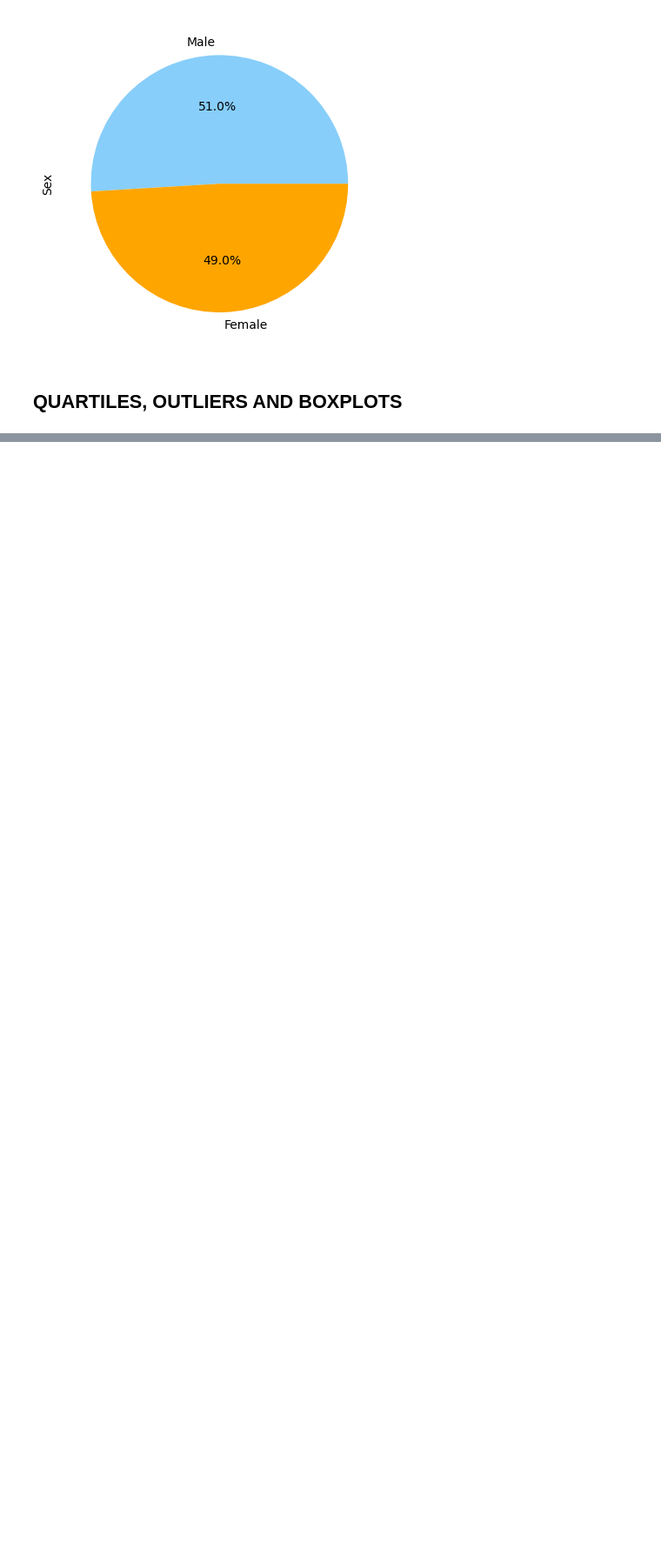
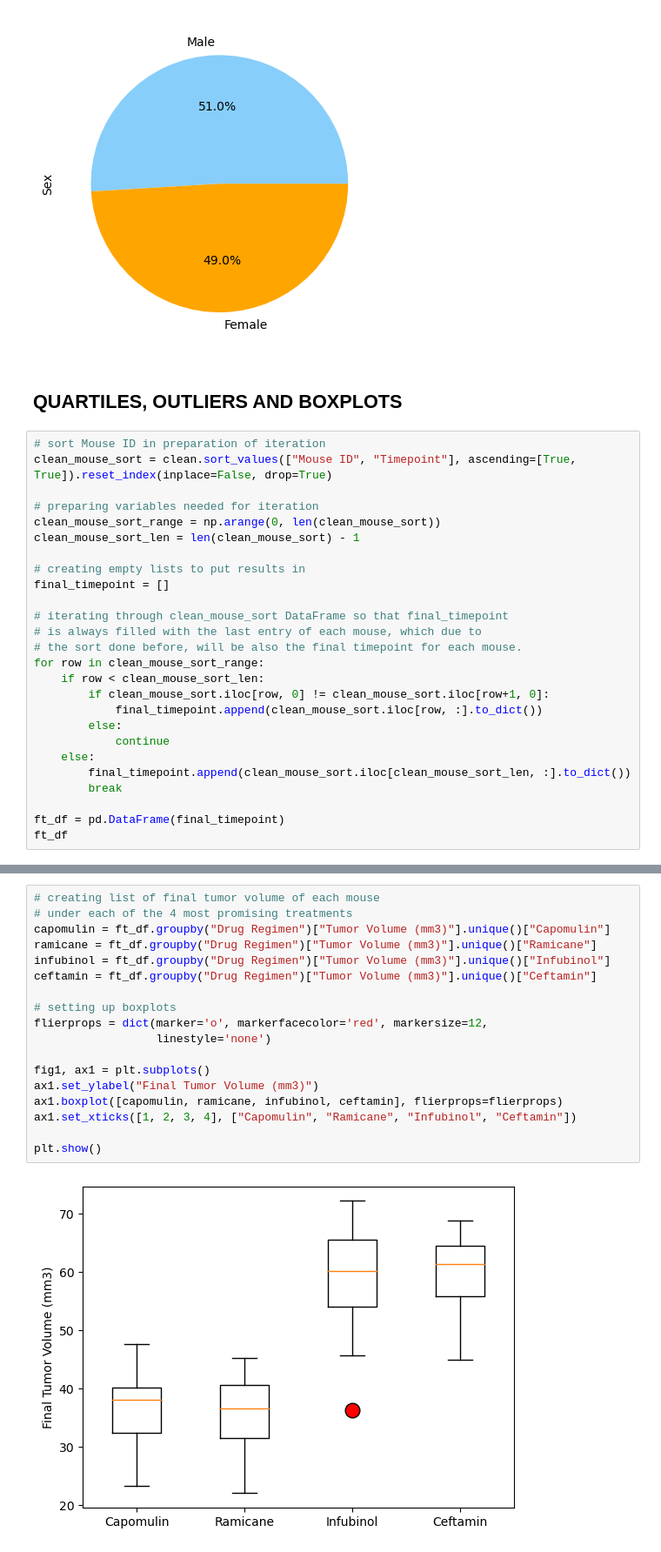
Before and after one commit to falconpunch082/Data-Analysis-Portfolio, a Jupyter notebook: matplotlib-challenge - Week 5 Homework/Pymaceuticals/pymaceuticals.ipynb, the cells around one changed output, grey strips where cells are left out. Shown at 87% size. Drawn from its saved outputs; the diff is of its cells as text; blank space fills up the shorter version.

Commit message:
Finished Boxplot

```diff
--- a/matplotlib-challenge - Week 5 Homework/Pymaceuticals/pymaceuticals.ipynb
+++ b/matplotlib-challenge - Week 5 Homework/Pymaceuticals/pymaceuticals.ipynb
@@ -205,3 +205,29 @@ plt.show()
 [figure]
 # %% [markdown]
 ## QUARTILES, OUTLIERS AND BOXPLOTS
+# %%
+# sort Mouse ID in preparation of iteration
+clean_mouse_sort = clean.sort_values(["Mouse ID", "Timepoint"], ascending=[True, True]).reset_index(inplace=False, drop=True)
+
+# preparing variables needed for iteration
+clean_mouse_sort_range = np.arange(0, len(clean_mouse_sort))
+clean_mouse_sort_len = len(clean_mouse_sort) - 1
+
+# creating empty lists to put results in
+final_timepoint = []
+
+# iterating through clean_mouse_sort DataFrame so that final_timepoint
+# is always filled with the last entry of each mouse, which due to
+# the sort done before, will be also the final timepoint for each mouse.
+for row in clean_mouse_sort_range:
+    if row < clean_mouse_sort_len:
+        if clean_mouse_sort.iloc[row, 0] != clean_mouse_sort.iloc[row+1, 0]:
+            final_timepoint.append(clean_mouse_sort.iloc[row, :].to_dict())
+        else:
+            continue
+    else:
+        final_timepoint.append(clean_mouse_sort.iloc[clean_mouse_sort_len, :].to_dict())
+        break
+
+ft_df = pd.DataFrame(final_timepoint)
+ft_df
@@ -207,0 +248,20 @@ plt.show()
+# %%
+# creating list of final tumor volume of each mouse
+# under each of the 4 most promising treatments
+capomulin = ft_df.groupby("Drug Regimen")["Tumor Volume (mm3)"].unique()["Capomulin"]
+ramicane = ft_df.groupby("Drug Regimen")["Tumor Volume (mm3)"].unique()["Ramicane"]
+infubinol = ft_df.groupby("Drug Regimen")["Tumor Volume (mm3)"].unique()["Infubinol"]
+ceftamin = ft_df.groupby("Drug Regimen")["Tumor Volume (mm3)"].unique()["Ceftamin"]
+
+# setting up boxplots
+flierprops = dict(marker='o', markerfacecolor='red', markersize=12,
+                  linestyle='none')
+
+fig1, ax1 = plt.subplots()
+ax1.set_ylabel("Final Tumor Volume (mm3)")
+ax1.boxplot([capomulin, ramicane, infubinol, ceftamin], flierprops=flierprops)
+ax1.set_xticks([1, 2, 3, 4], ["Capomulin", "Ramicane", "Infubinol", "Ceftamin"])
+
+plt.show()
+# %% [output]
+[figure, added]
```
Also changed, not shown: parts of 2 cells of this notebook.
